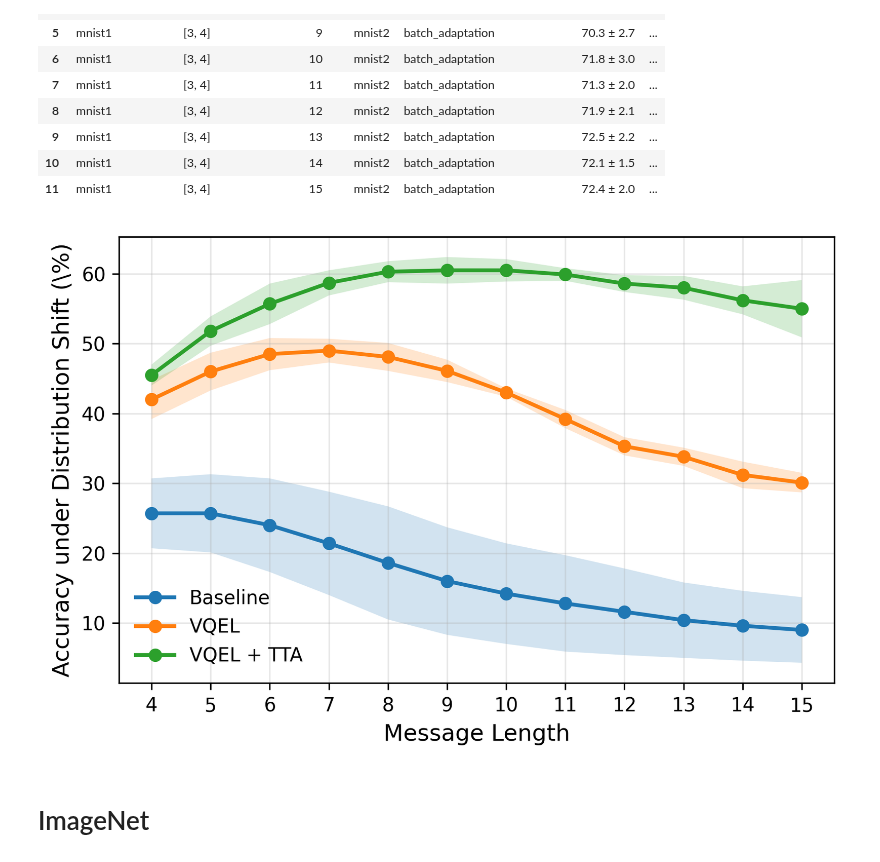
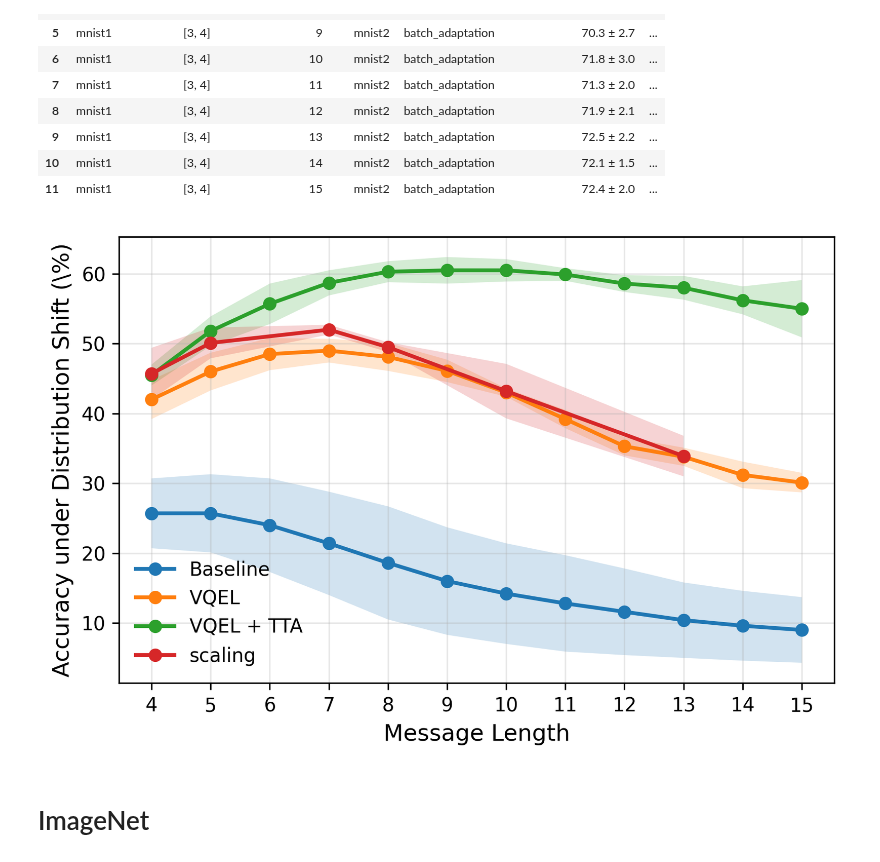
Before and after one commit to MehdiJmlkh/Test-Time-Emergent-Language, a Jupyter notebook: VQTT/results.ipynb, the cells around one changed output. Drawn from its saved outputs; the diff is of its cells as text; code cells hidden in the pictures.

```diff
--- a/VQTT/results.ipynb
+++ b/VQTT/results.ipynb
@@ -244,12 +244,12 @@ def mean_and_std(df, config_cols=["dataset", "message_length", "message_length_t
 # %%
 import matplotlib.pyplot as plt
 
-def plot(df1, df2, df3, labels=("Baseline", "VQEL", "VQEL + TTA"), name="name"):
+def plot(dfs, labels=("Baseline", "VQEL", "VQEL + TTA", "scaling"), name="name"):
     fig, ax = plt.subplots(figsize=(6, 4), dpi=300)
 
     all_x = []
 
-    for df, label in zip((df1, df2, df3), labels):
+    for df, label in zip(dfs, labels):
         df = df.copy()
 
         # Split "mean ± std"
@@ -1011,7 +1030,8 @@ res = filter_df({
     "dataset": "mnist1",
     "sim": "cosine",
     "baseline": False,
-    "test_time_mode": "scaling"
+    "test_time_mode": "scaling",
+    "sampling_temperature_tt": "1e-02"
 }, sort_by=["message_length", "message_length_tt", "sampling_temperature_tt", "best_of_n"])
 
 to_html(res[scaling_cols_report])
@@ -1050,0 +1079,3 @@ final[scaling_cols]
+# %%
+scaling = mean_and_std(final)
+scaling
@@ -1056,7 +1095,7 @@ add_heading(3, "Adaptation")
 res = filter_df({
     "dataset": "mnist1",
     "VQEL": True,
-    "test_time_mode": ["batch_adaptation"]
+    "test_time_mode": ["batch_adaptation"],
 }, sort_by=["test_time_mode", "message_length_tt", "seed", "learning_rate_tt", "num_iterations"])
 
 # res[adapt_cols]
@@ -1099,9 +1138,9 @@ adapt
 | 10 | mnist1 | [3, 4] | 14 | mnist2 | batch_adaptation | 72.1 ± 1.5 | ... |
 | 11 | mnist1 | [3, 4] | 15 | mnist2 | batch_adaptation | 72.4 ± 2.0 | ... |
 # %%
-plot(baseline, VQ_NoTT, adapt, name="mnist")
+plot([baseline, VQ_NoTT, adapt, scaling], name="mnist")
 # %% [output]
-[figure, old version]
+[figure, new version]
 # %% [markdown]
 # ImageNet
 # %% [markdown]
```
Also changed, not shown: parts of 14 cells of this notebook, 52 other files.
